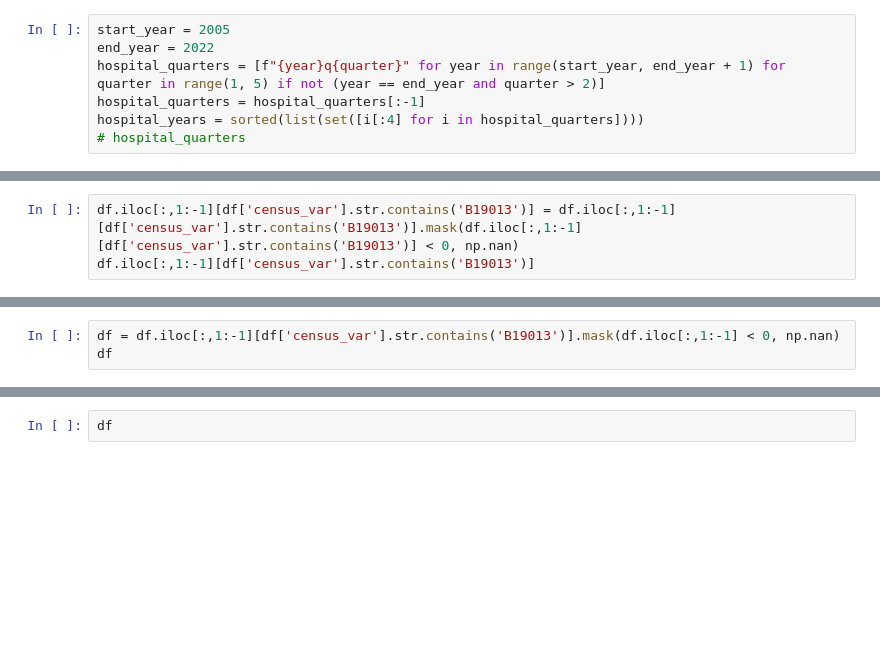
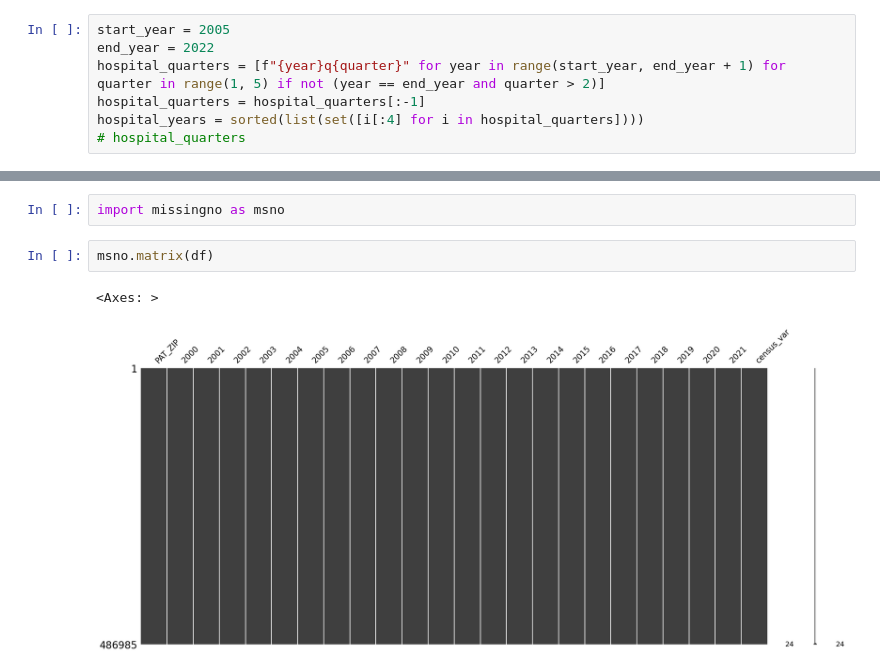
Before and after one commit to mi3nts/environmentalSocialHealth, a Jupyter notebook: notebooks/modelIncludeCensus.ipynb, the cells around one changed output, grey strips where cells are left out. Saved outputs shown, nothing was run; the diff lists cells and outputs as text; blank space fills up the shorter version.

Commit message:
ready to run models with env and census data

```diff
--- a/notebooks/modelIncludeCensus.ipynb
+++ b/notebooks/modelIncludeCensus.ipynb
@@ -114,3 +93,0 @@ df
-# %%
-df.iloc[:,1:-1][df['census_var'].str.contains('B19013')] = df.iloc[:,1:-1][df['census_var'].str.contains('B19013')].mask(df.iloc[:,1:-1][df['census_var'].str.contains('B19013')] < 0, np.nan)
-df.iloc[:,1:-1][df['census_var'].str.contains('B19013')]
@@ -147,3 +93,0 @@ df.iloc[:,1:-1][df['census_var'].str.contains('B19013')]
-# %%
-df = df.iloc[:,1:-1][df['census_var'].str.contains('B19013')].mask(df.iloc[:,1:-1] < 0, np.nan)
-df
@@ -164,2 +94,7 @@ df
-# %%
-df
+# %%
+import missingno as msno
+# %%
+msno.matrix(df)
+# %% [output]
+<Axes: >
+[figure, added]
```
Also changed, not shown: parts of 30 cells of this notebook, 2 other files.
